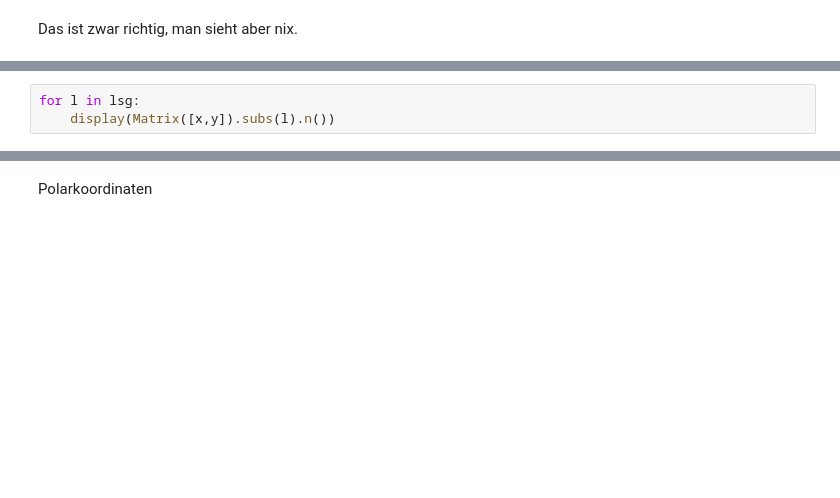
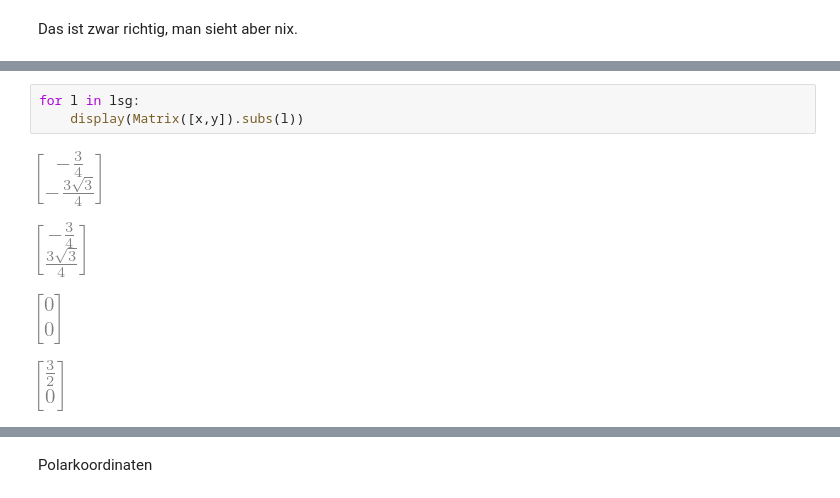
Before and after one commit to Ruediger-Braun/compana20, a Jupyter notebook: Lektion10.ipynb, the cells around one changed output, grey strips where cells are left out. Drawn from its saved outputs; the diff is of its cells as text; blank space fills up the shorter version.

```diff
--- a/Lektion10.ipynb
+++ b/Lektion10.ipynb
@@ -22,5 +28,10 @@ lsg
 # %%
 for l in lsg:
-    display(Matrix([x,y]).subs(l).n())
+    display(Matrix([x,y]).subs(l))
+# %% [output]
+[figure, added]
+[figure, added]
+[figure, added]
+[figure, added]
 # %%
 plotting.plot3d(f, (x, -1, 2), (y, -1.5, 1.5));
```
Also changed, not shown: parts of 56 cells of this notebook.
